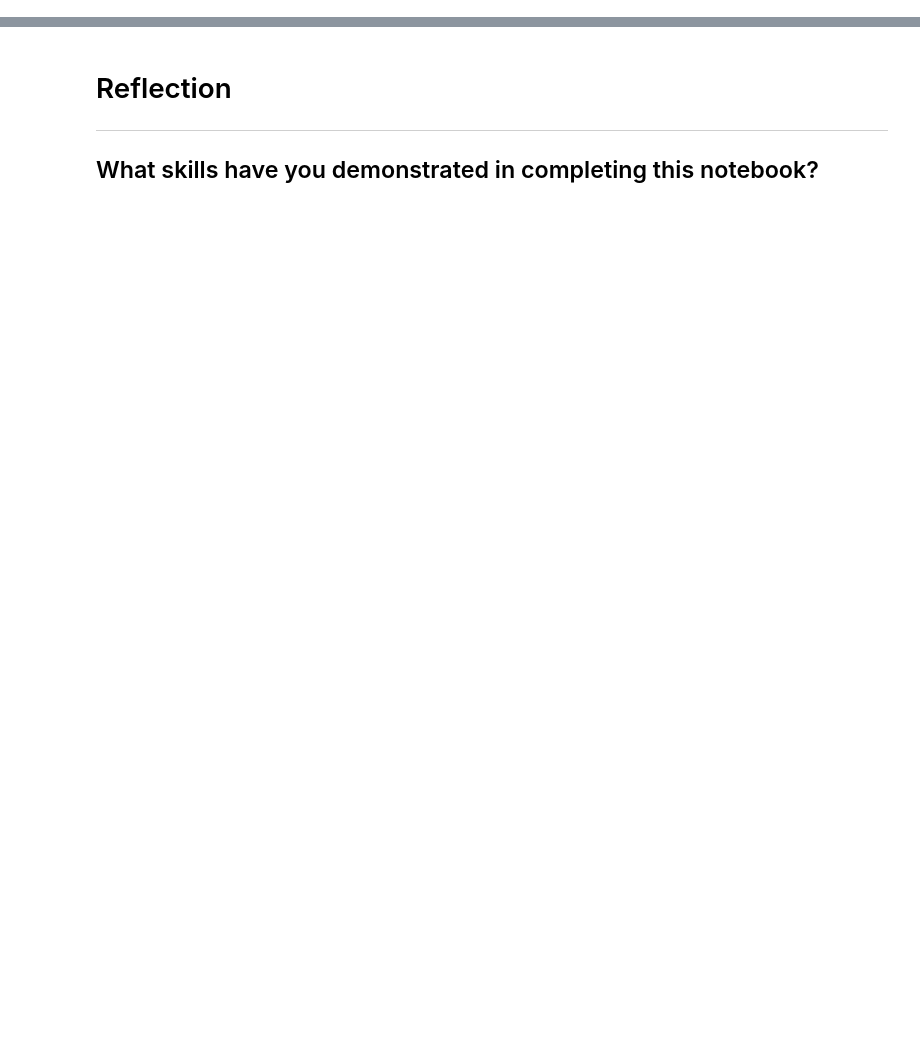
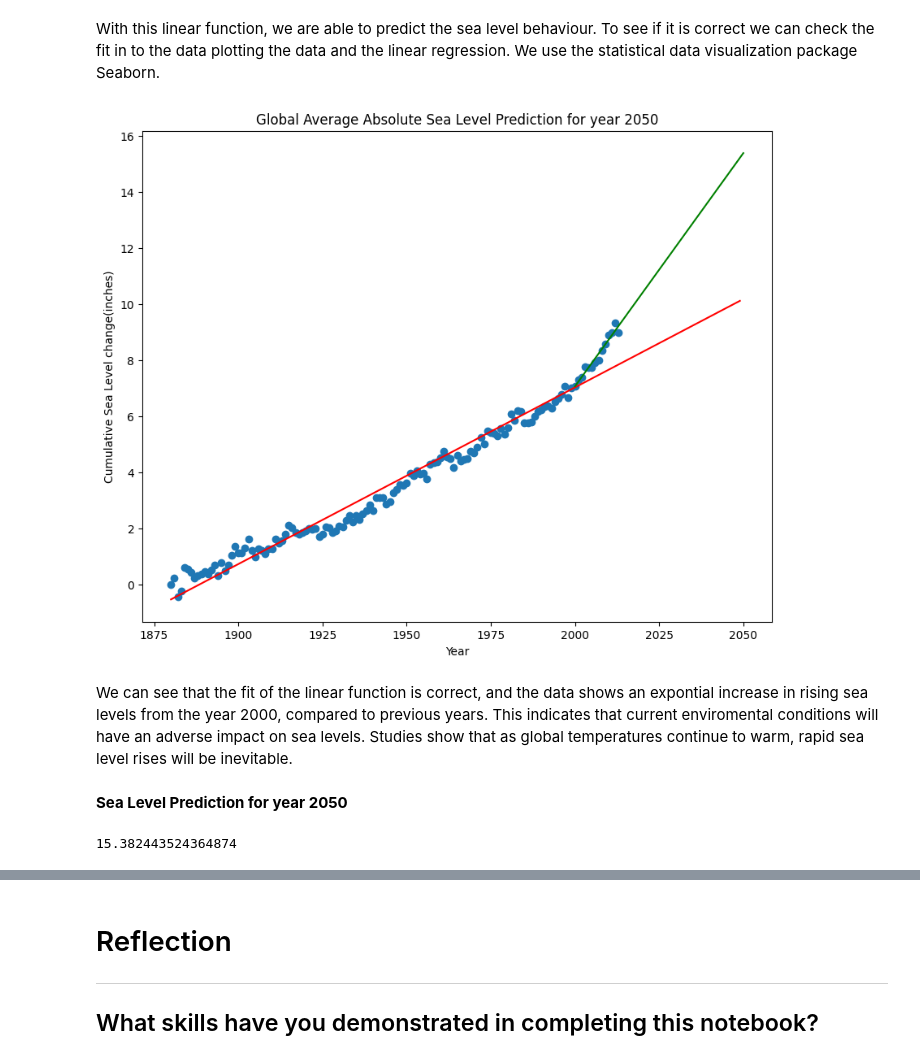
Before and after one commit to Chenjing2022/Chenjing2022-Data-Analysis-and-Python, a Jupyter notebook: Projects/Numpy_Sea_Level_Project.ipynb, the cells around one changed output, grey strips where cells are left out. Saved outputs shown, nothing was run; the diff lists cells and outputs as text; code cells hidden in the pictures; blank space fills up the shorter version.

```diff
--- a/Projects/Numpy_Sea_Level_Project.ipynb
+++ b/Projects/Numpy_Sea_Level_Project.ipynb
@@ -106,0 +165,18 @@ Mean 3.650340811880598 Std 2.476399631426498 Total 489.1456687920001 Highest sea
+# %%
+def draw_plot():
+
+  data = sea_level_df
+  x = sea_level_df["Year"]
+  y = sea_level_df["CSIRO Adjusted Sea Level"]
+  y = sea_level_df["NOAA Adjusted Sea Level"]
+
+  fig = go.Figure()
+  #create the plot
+  fig.add_trace(go.Scatter(x=sea_level_df["Year"], y=sea_level_df["CSIRO Adjusted Sea Level"], name="CSIRO Adjusted Sea Level"))
+  fig.add_trace(go.Scatter(x=sea_level_df["Year"], y=sea_level_df["NOAA Adjusted Sea Level"], name="NOAA Adjusted Sea Level"))
+  # to add the title, xaxis & yaxis titles, and the to design the size for the graph
+  fig.update_layout(title="Global Average Absolute Sea Level Change from 1880 to 2013",  xaxis_title= "Year",
+    yaxis_title ="Cumulative Sea Level change(inches)", width = 1000, height = 600)
+  fig.show()
+
+draw_plot()
@@ -106,0 +197,58 @@ Mean 3.650340811880598 Std 2.476399631426498 Total 489.1456687920001 Highest sea
+# %% [markdown]
+With this linear function, we are able to predict the sea level behaviour. To see if it is correct we can check the fit in to the data plotting the data and the linear regression. We use the statistical data visualization package Seaborn.
+# %%
+def draw_plot():
+
+  plt.rcParams.update({'figure.figsize':(10,8), 'figure.dpi':100})
+
+
+  data = sea_level_df
+  x = sea_level_df["Year"]
+  y = sea_level_df["CSIRO Adjusted Sea Level"]
+
+  # create scatter plot
+  fig,ax = plt.subplots()
+  plt.scatter(x, y)
+
+  #create first line of best fit
+  reg  = linregress (x,y)
+  # print(reg)
+  x_pred = pd.Series([int(i) for i in range(1880, 2050)])
+  y_pred = reg.slope* x_pred + reg.intercept
+  plt.plot(x_pred, y_pred,"red")
+
+  # plot a new line of best fit just using the data from year 2000 through the most recent year in the dataset.
+  # make the line also go through the year 2050 to predict the sea level rise in 2050 if the rate of rise continues as it has since the year 2000.
+  # create the second line of best fit
+  new_sea_level_df = sea_level_df.loc[sea_level_df["Year"]>=2000]
+  new_x = new_sea_level_df ["Year"]
+  new_y = new_sea_level_df ["CSIRO Adjusted Sea Level" ]
+  reg_2 = linregress(new_x, new_y)
+
+  x_pred2 = pd.Series([i for i in range (2000, 2051)])
+  y_pred2 = reg_2.slope* x_pred2 + reg_2.intercept
+  plt.plot(x_pred2, y_pred2, "Green")
+
+
+  # add labels and tiltes
+  ax.set_xlabel ("Year") # add an x_lable to the axes
+  ax.set_ylabel("Cumulative Sea Level change(inches)")# add an y_lable to the axes
+  ax.set_title("Global Average Absolute Sea Level Prediction for year 2050") # add the tilte for the graph
+
+  plt.show()
+  return reg_2, x_pred2
+
+reg_2, x_pred2 = draw_plot()
+# %% [output]
+[figure, added]
+# %% [markdown]
+
+
+We can see that the fit of the linear function is correct, and the data shows an expontial increase in rising sea levels from the year 2000, compared to previous years. This  indicates that current enviromental conditions will have an adverse impact on sea levels. Studies show that as global temperatures continue to warm, rapid sea level rises will be inevitable.
+# %% [markdown]
+**Sea Level Prediction for year 2050**
+# %%
+y_pred2 = reg_2.slope*2050 + reg_2.intercept
+print(y_pred2)
+# %% [output]
+15.382443524364874
```
Also changed, not shown: parts of 24 cells of this notebook.
